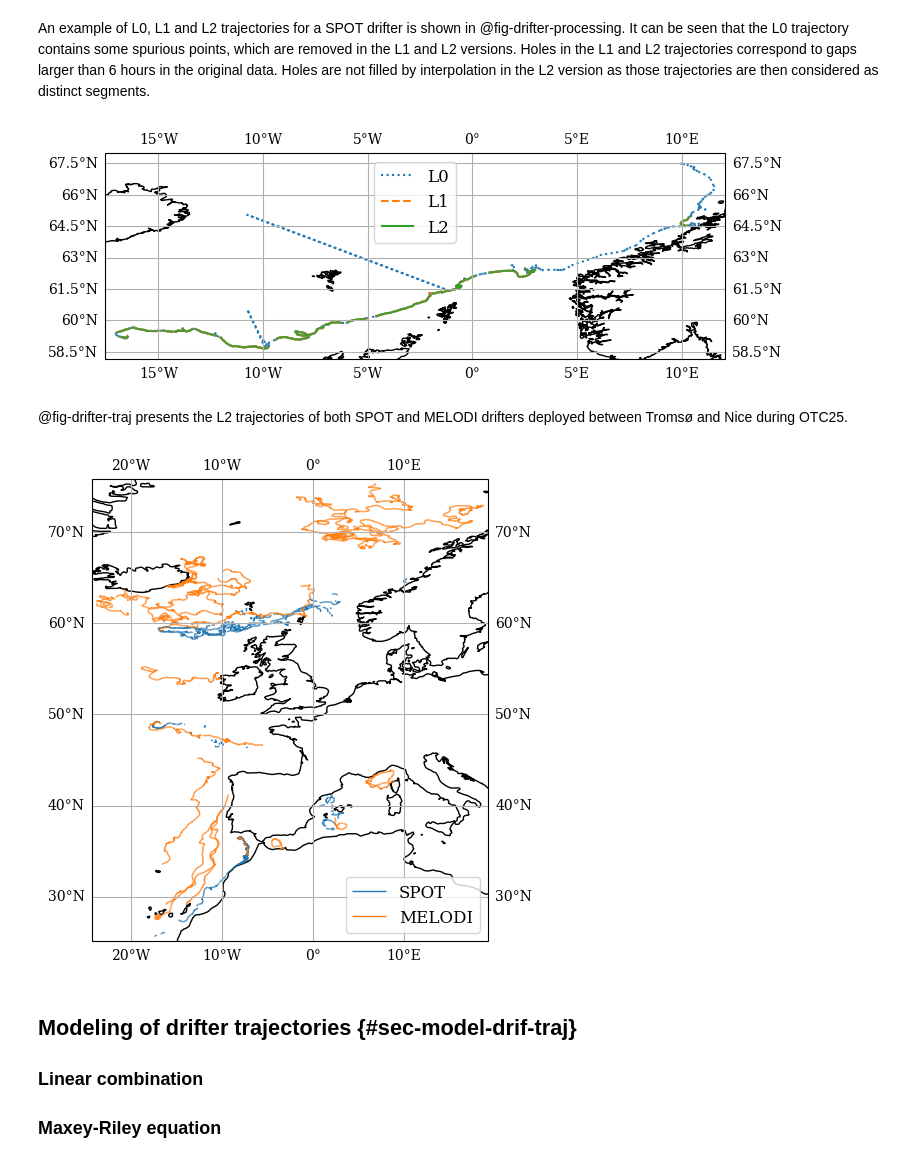
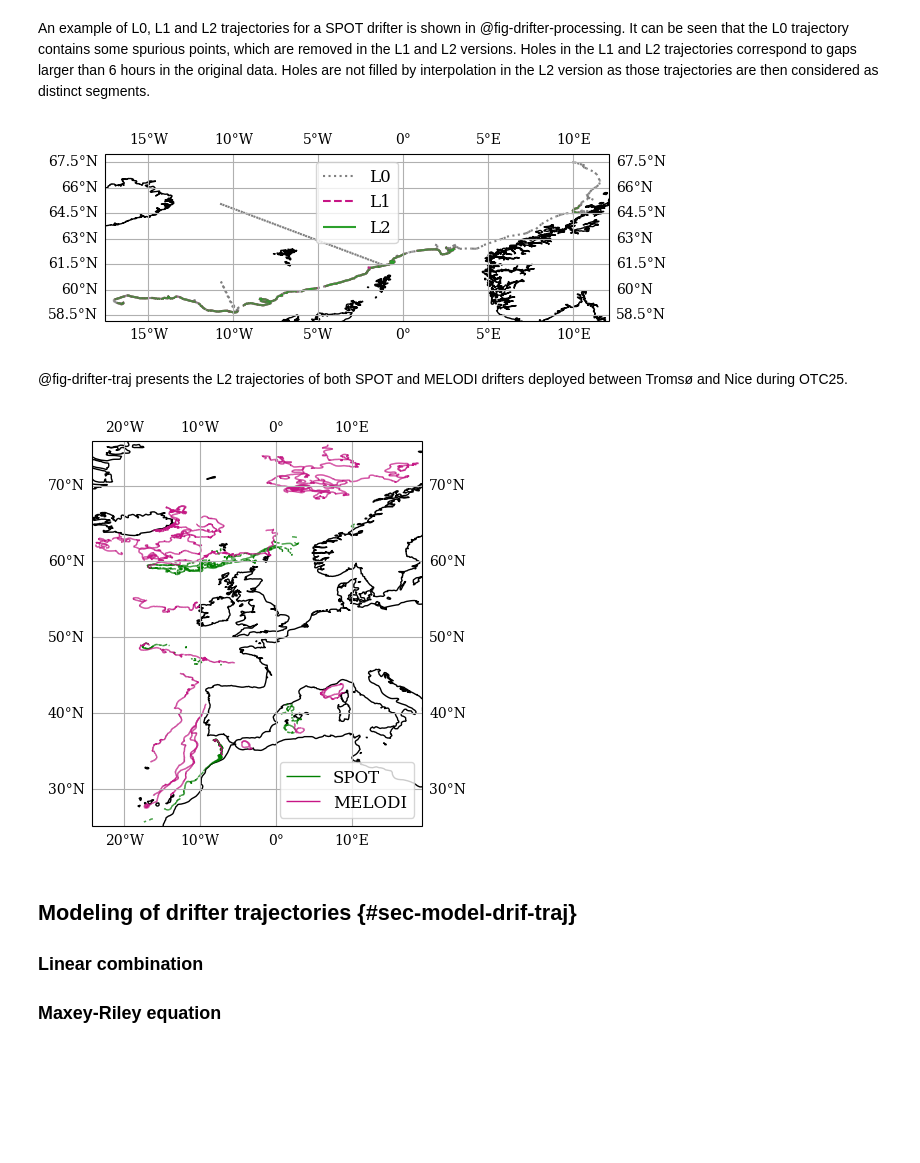
Before and after one commit to vadmbertr/otc25-final_report, a Jupyter notebook: sections/02_methods.ipynb, the cells around one changed output. Cells and saved outputs as stored; diff of their text form; code cells hidden in the pictures; blank space fills up the shorter version.

```diff
--- a/sections/02_methods.ipynb
+++ b/sections/02_methods.ipynb
@@ -49,6 +49,7 @@ mpl.rcParams["mathtext.fontset"] = "stix"
 # %%
 #| label: fig-drifter-deployments
 #| fig-cap: "MELODI and SPOT drifter deployments during the OTC25 campaign."
+#| out-width: 70%
 
 import cartopy.crs as ccrs
 import matplotlib.pyplot as plt
@@ -62,12 +63,12 @@ deployments["lat"] = deployments["lat"].astype(float)
 deployments["lon"] = deployments["lon"].astype(float)
 
 style_map = {
-    "MELODI": {"facecolors": "none", "edgecolors": "tab:blue", "marker": "o", "s": 80, "label": "MELODI"},
-    "SPOT": {"facecolors": "tab:orange", "edgecolors": "none", "marker": "o", "s": 60, "label": "SPOT"},
+    "MELODI": {"facecolors": "none", "edgecolors": "mediumvioletred", "marker": "o", "s": 80, "label": "MELODI"},
+    "SPOT": {"facecolors": "green", "edgecolors": "none", "marker": "o", "s": 60, "label": "SPOT"},
 }
 
 fig, ax = plt.subplots(
-    figsize=(8, 6),
+    figsize=(6.5, 5),
     subplot_kw={"projection": ccrs.PlateCarree()}
 )
 
@@ -109,7 +110,7 @@ Further analysis would be required to confirm this is due to the dynamic anchor
 # %%
 #| label: fig-spot-sampling-frequency
 #| fig-cap: "SPOT drifters effective sampling period. The dashed blue line indicates the nominal sampling period of 30 minutes."
-# | out-width: 70%
+#| fig-width: 4.5
 
 import os
 
@@ -128,7 +129,7 @@ for deploy_time in deploy_times:
     subset = df[df["deploy_time"] == deploy_time]
     sampling_periods.append(subset["dt"].dropna().to_numpy() / 60)
 
-fig, ax = plt.subplots(figsize=(8, 6))
+fig, ax = plt.subplots(figsize=(5, 4))
 
 ax.boxplot(sampling_periods)
 ax.axhline(30, color="tab:blue", linestyle="--")
@@ -316,6 +317,7 @@ Holes are not filled by interpolation in the L2 version as those trajectories ar
 # %%
 #| label: fig-drifter-processing
 #| fig-cap: "SPOT drifter 0-4498291 data (2025-05-12 – 2025-09-16) at different pre-processing levels."
+#| out-width: 70%
 
 import os
 
@@ -365,13 +367,13 @@ l2_df = spot_l2_df[spot_l2_df["drifter_id"] == drifter_id]
 dfs = [l0_df, l1_df, l2_df]
 
 styles = [
-    {"linestyle": "dotted", "color": "tab:blue", "label": "L0"},
-    {"linestyle": "dashed", "color": "tab:orange", "label": "L1"},
+    {"linestyle": "dotted", "color": "tab:gray", "label": "L0"},
+    {"linestyle": "dashed", "color": "mediumvioletred", "label": "L1"},
     {"linestyle": "solid", "color": "tab:green", "label": "L2"},
 ]
 
 fig, ax = plt.subplots(
-    figsize=(8, 6),
+    figsize=(6.5, 5),
     subplot_kw={"projection": ccrs.PlateCarree()}
 )
 
@@ -403,13 +405,13 @@ ax.gridlines(draw_labels=True)
 
 plt.show()
 # %% [output]
-[figure, old version]
+[figure, new version]
 # %% [markdown]
 @fig-drifter-traj presents the L2 trajectories of both SPOT and MELODI drifters deployed between Tromsø and Nice during OTC25.
 # %%
 #| label: fig-drifter-traj
 #| fig-cap: "L2 drifters data from the OTC 25 (2025-04-25 – 2025-09-16)."
-
+#| out-width: 70%
 import os
 
 import cartopy.crs as ccrs
@@ -449,41 +451,41 @@ melodi_l2_df = pd.read_parquet(os.path.join(l2_dir, "melodi_l2_df.parquet"))
 dfs = [spot_l2_df, melodi_l2_df]
 
 styles = [
-    {"lw": 1, "color": "tab:blue", "label": "SPOT"},
-    {"lw": 1, "color": "tab:orange", "label": "MELODI"},
+    {"lw": 1, "color": "green", "label": "SPOT"},
+    {"lw": 1, "color": "mediumvioletred", "label": "MELODI"},
 ]
 
 fig, ax = plt.subplots(
-    figsize=(8, 6),
+    figsize=(6.5, 5),
     subplot_kw={"projection": ccrs.PlateCarree()}
 )
 
 min_lat = np.inf
 max_lat = -np.inf
 min_lon = np.inf
 max_lon = -np.inf
 
 for i in range(len(styles)):
     df = dfs[i]
     style = styles[i]
 
     traj_ids = df["traj_id"].drop_duplicates().sort_values()
     for traj_id in traj_ids:
         subset = df[df["traj_id"] == traj_id]
         min_lat, max_lat, min_lon, max_lon = add_lc(subset, style, min_lat, max_lat, min_lon, max_lon)
         style.pop("label", None)
 
 ax.set_xlim([min_lon - .5, max_lon + .5])
 ax.set_ylim([min_lat - .5, max_lat + .5])
 
 ax.legend(loc="lower right")
 
 ax.coastlines()
 ax.gridlines(draw_labels=True)
 
 plt.show()
 # %% [output]
-[figure, old version]
+[figure, new version]
 # %% [markdown]
 ## Modeling of drifter trajectories {#sec-model-drif-traj}
 
```
Also changed, not shown: parts of 4 cells of this notebook, 7 other files.
